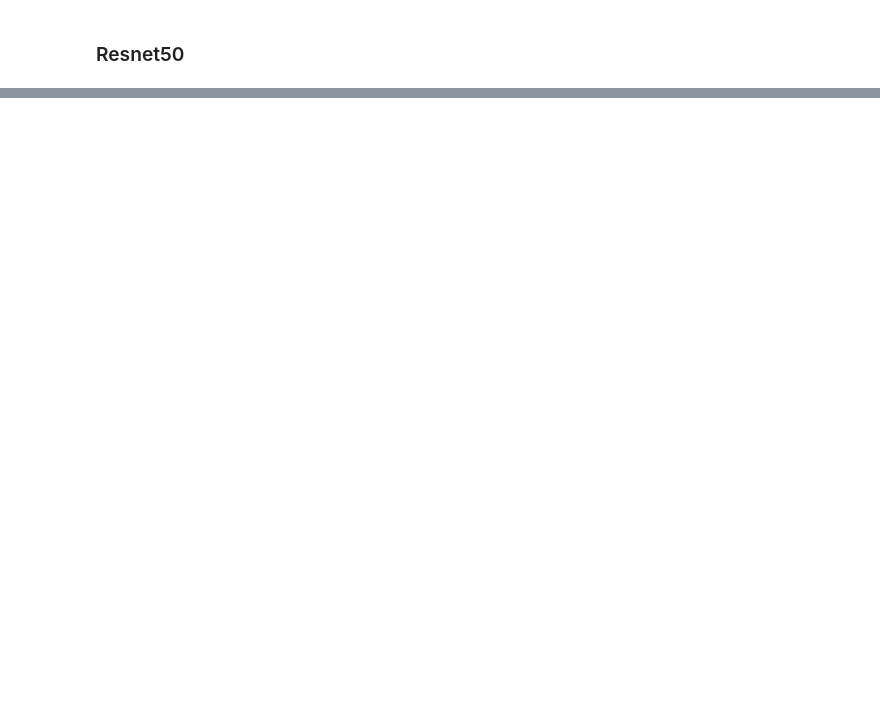
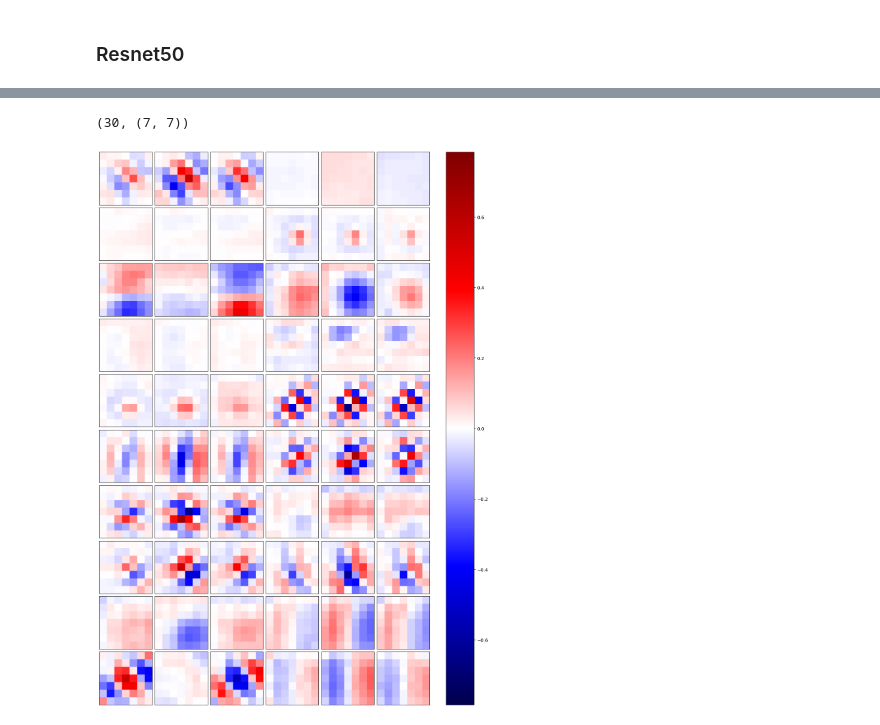
Before and after one commit to dtuleva/Images_and_Convolutions, a Jupyter notebook: Images_and_Convolutions_part_2_CNNs.ipynb, the cells around one changed output, grey strips where cells are left out. Cells and saved outputs as stored; diff of their text form; code cells hidden in the pictures; blank space fills up the shorter version.

```diff
--- a/Images_and_Convolutions_part_2_CNNs.ipynb
+++ b/Images_and_Convolutions_part_2_CNNs.ipynb
@@ -353,4 +357,4 @@ resnet = ResNet50(include_top = True, weights = "imagenet", classifier_activatio
 # %%
 # resnet.summary()
 # %%
-resnet.compile(metrics = "accuracy")
+# resnet.compile(metrics = "accuracy")
@@ -404,0 +442,3 @@ Downloading data from https://storage.googleapis.com/download.tensorflow.org/dat
+# %%
+first_conv = resnet.layers[2]
+first_conv.name, first_conv
@@ -404,0 +448,3 @@ Downloading data from https://storage.googleapis.com/download.tensorflow.org/dat
+# %%
+kernel_conv1, bias_conv_1 = first_conv.weights
+kernel_conv1.shape, bias_conv_1.shape
@@ -404,0 +463,16 @@ Downloading data from https://storage.googleapis.com/download.tensorflow.org/dat
+# %%
+# kernels = kernel_conv1[:,:, :3, :10].numpy()
+# swapping axes and reshaping and flattening is hard, soo..
+kernels = []
+
+for unit in range(20):
+  for channel in range(3):
+    kernels.append(kernel_conv1[:,:, channel, unit].numpy())
+# %%
+len(kernels), kernels[0].shape
+# %% [output]
+(30, (7, 7))
+# %%
+plot_heatmaps(kernels, nrows = 10, ncols = 6, figsize_ver = 20)
+# %% [output]
+[figure, added]
```
Also changed, not shown: parts of 36 cells of this notebook.
